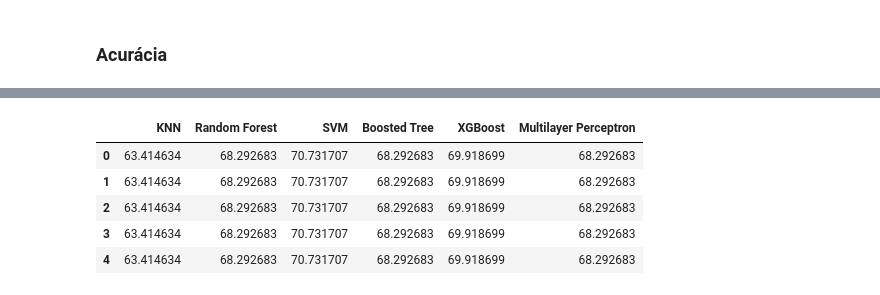
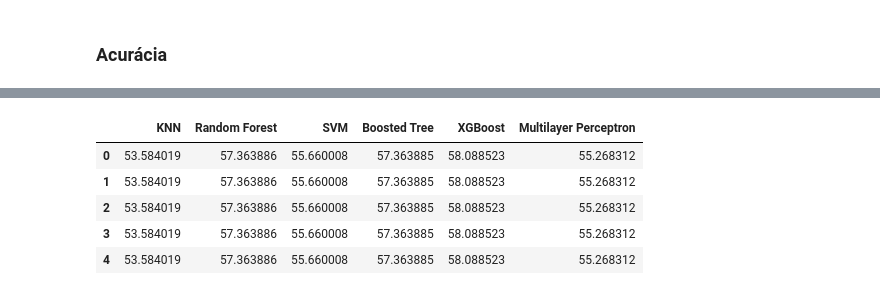
Before and after one commit to matheusssilva991/Radiomica, a Jupyter notebook: src/mamografia/model.ipynb, the cells around one changed output, grey strips where cells are left out. Cells and saved outputs as stored; diff of their text form; code cells hidden in the pictures.

```diff
--- a/src/mamografia/model.ipynb
+++ b/src/mamografia/model.ipynb
@@ -364,28 +364,28 @@ merged_df
 # %%
 result = [
-    [58.536585, 60.975610, 63.414634, 60.975610, 65.853659, 60.975610],
-    [63.414634, 70.731707, 60.975610, 70.731707, 63.414634, 63.414634],
-    [65.853659, 68.292683, 75.609756, 65.853659, 73.170732, 68.292683],
-    [60.975610, 65.853659, 75.609756, 68.292683, 73.170732, 73.170732],
-    [68.292683, 68.292683, 63.414634, 73.170732, 63.414634, 63.414634],
+[54.817861, 59.753231, 54.054054, 57.696827, 59.341951, 53.642773],
+[53.290247, 57.168038, 55.581669, 57.696827, 57.696827, 55.522914],
+[53.290247, 57.168038, 55.581669, 57.696827, 57.696827, 55.522914],
+[54.171563, 57.755582, 55.816686, 56.698002, 58.871915, 54.759107],
+[55.405405, 58.049354, 56.462985, 58.695652, 58.695652, 57.638073]
 ]
 
 columns=['KNN', 'Random Forest', 'SVM', 'Boosted Tree', 'XGBoost', 'Multilayer Perceptron']
 df = pd.DataFrame(result, columns=columns)
 
 def mean_without_extremes(df):
     for col in df.columns:
         df[col] = df[col].sort_values()
         df[col] = df[col].drop(df[col].index[[0, -1]])
         df[col] = df[col].mean()
     return df
 
 df = mean_without_extremes(df)
 df
 # %% [output]
 |  | KNN | Random Forest | SVM | Boosted Tree | XGBoost | Multilayer Perceptron |
-| 0 | 63.414634 | 68.292683 | 70.731707 | 68.292683 | 69.918699 | 68.292683 |
-| 1 | 63.414634 | 68.292683 | 70.731707 | 68.292683 | 69.918699 | 68.292683 |
-| 2 | 63.414634 | 68.292683 | 70.731707 | 68.292683 | 69.918699 | 68.292683 |
-| 3 | 63.414634 | 68.292683 | 70.731707 | 68.292683 | 69.918699 | 68.292683 |
-| 4 | 63.414634 | 68.292683 | 70.731707 | 68.292683 | 69.918699 | 68.292683 |
+| 0 | 53.584019 | 57.363886 | 55.660008 | 57.363885 | 58.088523 | 55.268312 |
+| 1 | 53.584019 | 57.363886 | 55.660008 | 57.363885 | 58.088523 | 55.268312 |
+| 2 | 53.584019 | 57.363886 | 55.660008 | 57.363885 | 58.088523 | 55.268312 |
+| 3 | 53.584019 | 57.363886 | 55.660008 | 57.363885 | 58.088523 | 55.268312 |
+| 4 | 53.584019 | 57.363886 | 55.660008 | 57.363885 | 58.088523 | 55.268312 |
```
Also changed, not shown: parts of 11 cells of this notebook, 4 other files.
